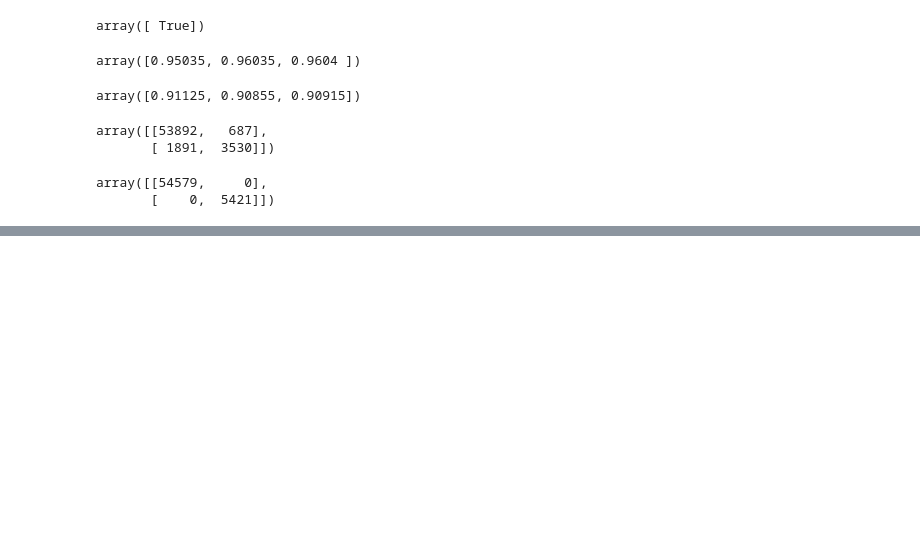
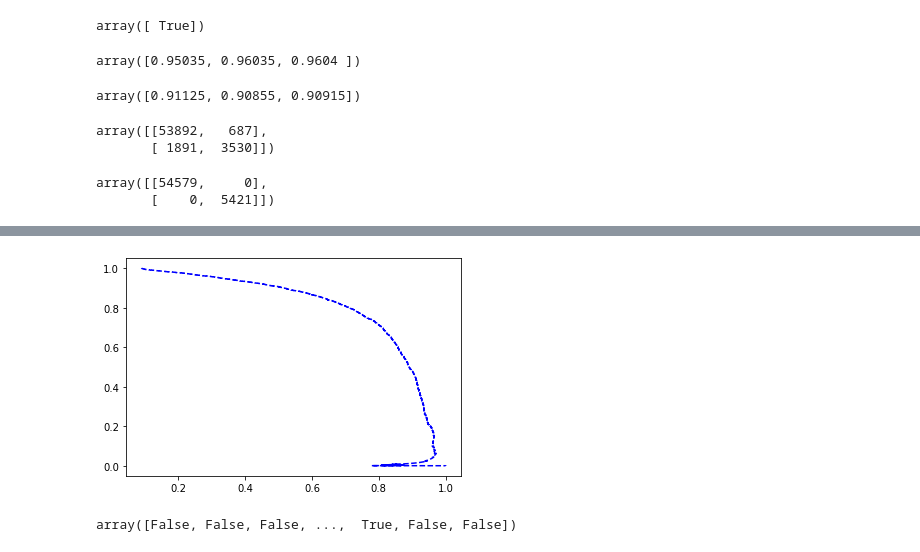
Before and after one commit to mwanakijiji/ml, a Jupyter notebook: notebooks_for_development/chpt_3_a_to_z.ipynb, the cells around one changed output, grey strips where cells are left out. Cells and saved outputs as stored; diff of their text form; code cells hidden in the pictures; blank space fills up the shorter version.

```diff
--- a/notebooks_for_development/chpt_3_a_to_z.ipynb
+++ b/notebooks_for_development/chpt_3_a_to_z.ipynb
@@ -80,0 +105,6 @@ array([[54579,     0],
+# %%
+plt.clf()
+plt.plot(precisions, recalls, "b--", label="Precision")
+plt.show()
+# %% [output]
+[figure, added]
@@ -80,0 +114,4 @@ array([[54579,     0],
+# %%
+y_train_pred_90
+# %% [output]
+array([False, False, False, ...,  True, False, False])
```
Also changed, not shown: parts of 14 cells of this notebook.
